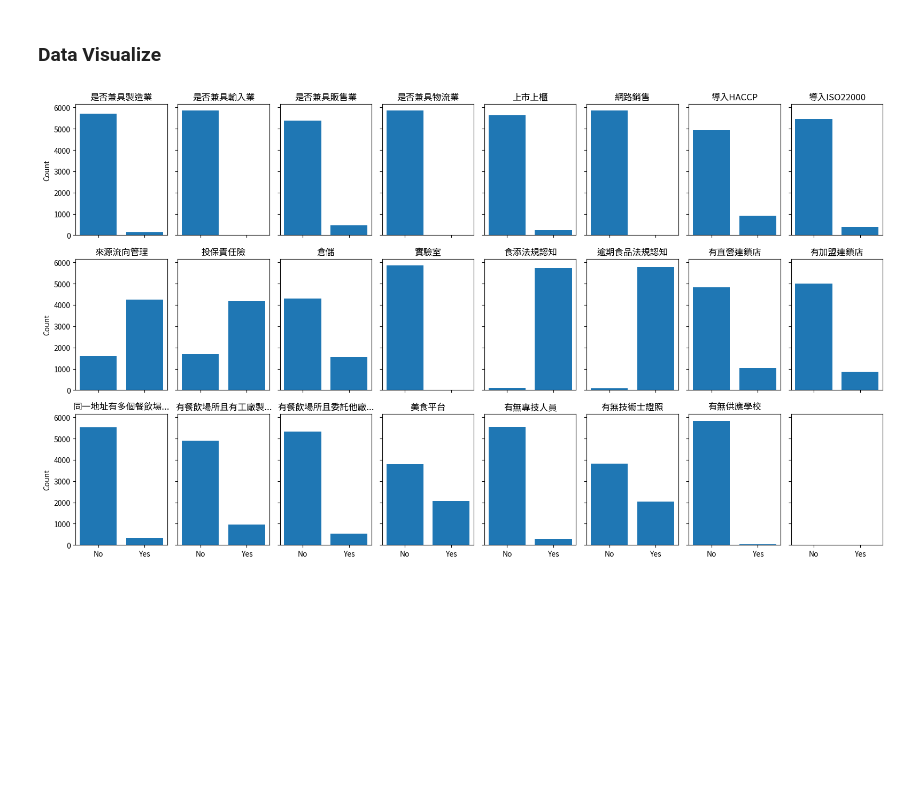
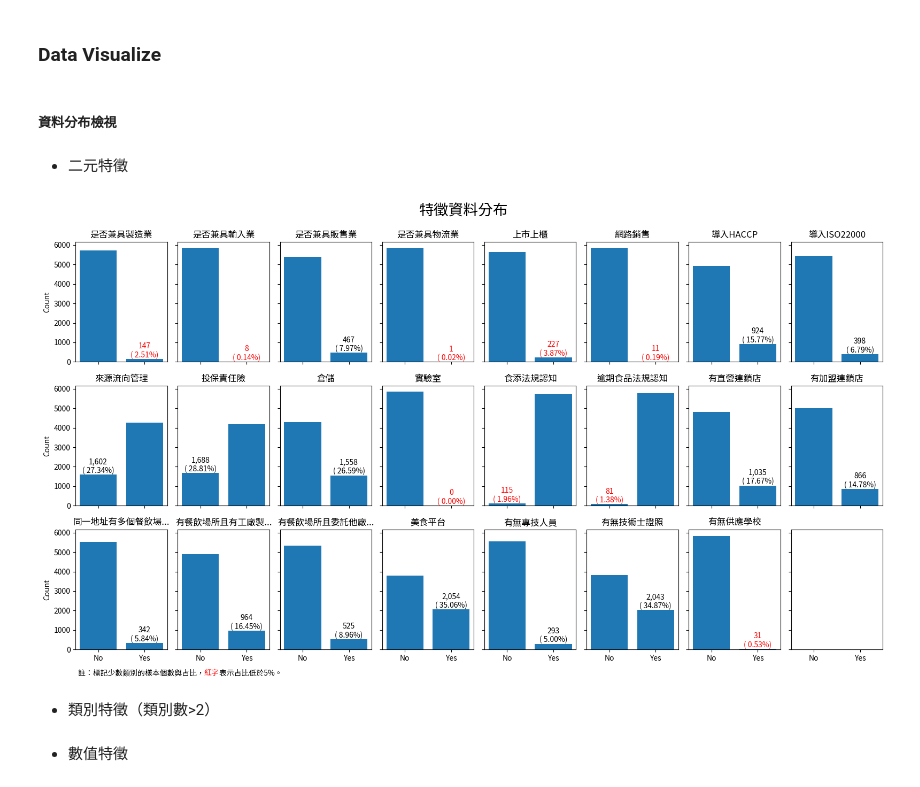
Before and after one commit to godgodgod11101/ML_ExpFood, a Jupyter notebook: ExpFood_Restaurant/ipynb/DataVisualization.ipynb, the cells around one changed output. Cells and saved outputs as stored; diff of their text form; code cells hidden in the pictures; blank space fills up the shorter version.

Commit message:
250503
plot 01 features distribution

```diff
--- a/ExpFood_Restaurant/ipynb/DataVisualization.ipynb
+++ b/ExpFood_Restaurant/ipynb/DataVisualization.ipynb
@@ -16,6 +18,10 @@ X_train = dict_dfs_pre['train']['X']
 # %%
 # 設定字型（已顯示中文）
 plt.rcParams['font.family'] = 'Noto Sans TC'
+# %% [markdown]
+##### 資料分布檢視
+# %% [markdown]
+* 二元特徵
 # %%
 # 二元變數分布資料表
 def count_01_features(df):
@@ -34,7 +40,7 @@ def count_01_features(df):
 
 df_01FeaCt = count_01_features(df=X_train.select_dtypes(include='uint8'))
 # %%
-#
+# 圖架構
 def plot_bars(data):
     naxs = len(data.columns)    # 子圖數
     ncols = 8    # 一列 8 子圖
@@ -54,25 +60,52 @@ def plot_bars(data):
     for i in range(nrows):
         for j in range(ncols):
 
-            if (ncols*i+j) == naxs:
+            # return（終止巢狀迴圈）
+            idx = ncols*i + j
+            if idx == naxs:
                 return fig, axs
 
-            title = data.columns[ncols*i+j]    # 軸標題
+            # subplot
+            title = data.columns[idx]    # 軸標題
             barh = data[title].values    # y軸
             axs[i, j].bar(x=barx, height=barh, width=.8)
 
+            # axis
             axs[i, j].set_yticks(barh_ticks)
             if j == 0:
                 axs[i, j].set_ylabel('Count')
 
+            # title
             title_s = title[:10] + '...' if len(title) > 10 else title
             axs[i, j].set_title(label=title_s)
 
-
-
-fig, axs = plot_bars(df_01FeaCt)
-fig.tight_layout()
-plt.show()
+            # text（標記少數類別）
+            textx = data[title].reset_index(drop=True).idxmin()    # x座標
+            texth = barh.min()    # y座標
+            textr = texth/barh.sum()    # 占整體比例
+            textc = 'r' if textr < .05 else 'k'    # 低於5%用紅色
+            axs[i, j].text(
+                x=textx, y=texth,
+                s=f'{texth:,}\n({textr: .2%})', c=textc,
+                ha='center', va='bottom'
+            )
-# %% [output]
-[figure, removed]
+# %%
+# 作圖
+fig, axs = plot_bars(df_01FeaCt)
+
+#   圖標題
+fig.suptitle(t='特徵資料分布', fontsize=20)
+
+#   圖註解（標記重點文字）
+fig.text(x=.05, y=.0, s='註：標記少數類別的樣本個數與占比，         表示占比低於5%。')
+fig.text(x=.197, y=.0, s='紅字', c='r')
+
+fig.tight_layout(rect=[0, .01, 1, .99])    # 指定作圖範圍
+plt.show()
+# %% [output]
+[figure, added]
+# %% [markdown]
+* 類別特徵（類別數>2）
+# %% [markdown]
+* 數值特徵
 # %%
```
Also changed, not shown: parts of 2 cells of this notebook.
